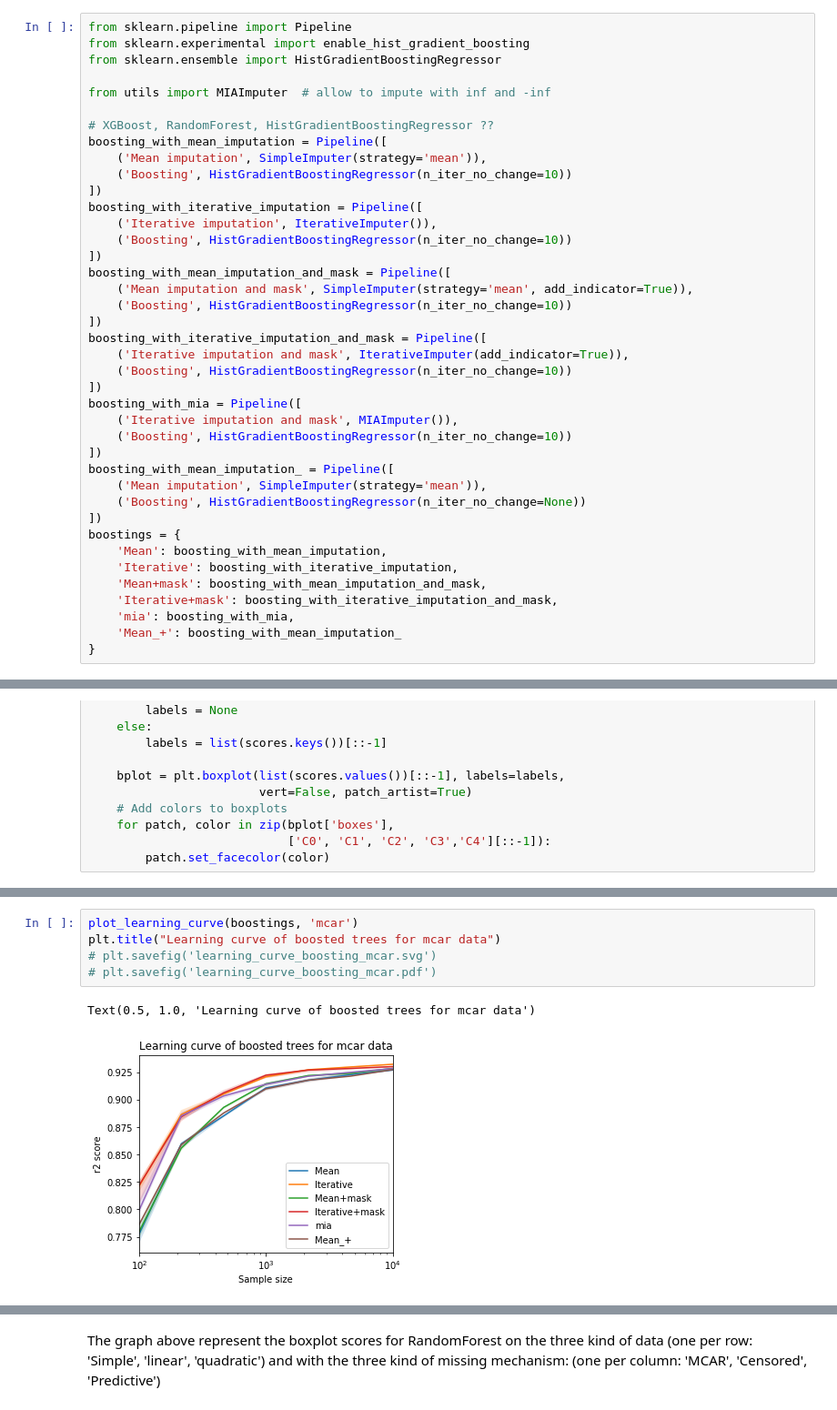
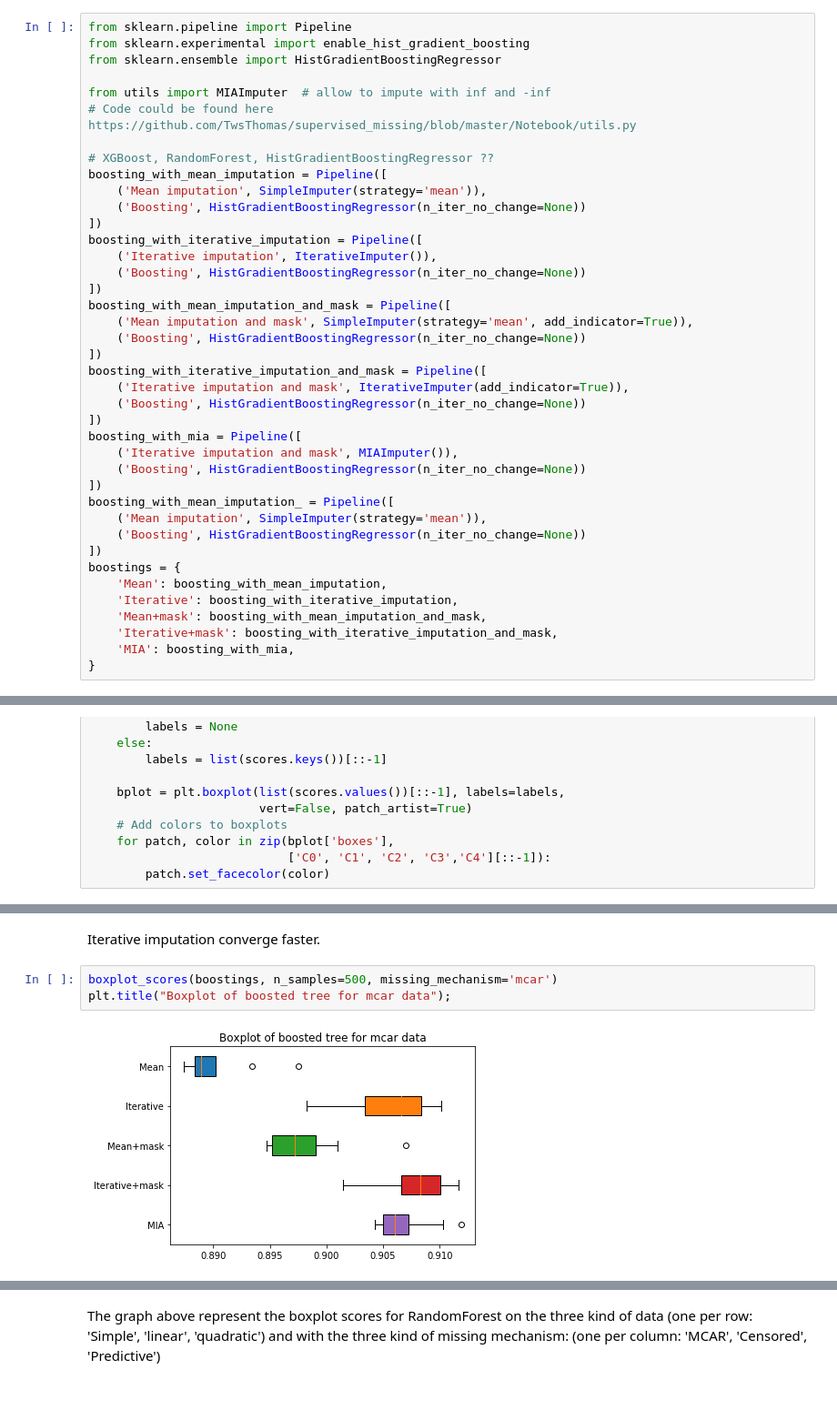
Before and after one commit to TwsThomas/supervised_missing, a Jupyter notebook: Notebook/Tom toy regression.ipynb, the cells around one changed output, grey strips where cells are left out. Shown: that part at 91% size. Saved outputs shown, nothing was run; the diff lists cells and outputs as text.

Commit message:
run notebook

```diff
--- a/Notebook/Tom toy regression.ipynb
+++ b/Notebook/Tom toy regression.ipynb
@@ -130,27 +125,28 @@ from sklearn.experimental import enable_hist_gradient_boosting
 from sklearn.ensemble import HistGradientBoostingRegressor
 
 from utils import MIAImputer  # allow to impute with inf and -inf
+# Code could be found here https://github.com/TwsThomas/supervised_missing/blob/master/Notebook/utils.py
 
 # XGBoost, RandomForest, HistGradientBoostingRegressor ??
 boosting_with_mean_imputation = Pipeline([
     ('Mean imputation', SimpleImputer(strategy='mean')),
-    ('Boosting', HistGradientBoostingRegressor(n_iter_no_change=10))
+    ('Boosting', HistGradientBoostingRegressor(n_iter_no_change=None))
 ])
 boosting_with_iterative_imputation = Pipeline([
     ('Iterative imputation', IterativeImputer()),
-    ('Boosting', HistGradientBoostingRegressor(n_iter_no_change=10))
+    ('Boosting', HistGradientBoostingRegressor(n_iter_no_change=None))
 ])
 boosting_with_mean_imputation_and_mask = Pipeline([
     ('Mean imputation and mask', SimpleImputer(strategy='mean', add_indicator=True)),
-    ('Boosting', HistGradientBoostingRegressor(n_iter_no_change=10))
+    ('Boosting', HistGradientBoostingRegressor(n_iter_no_change=None))
 ])
 boosting_with_iterative_imputation_and_mask = Pipeline([
     ('Iterative imputation and mask', IterativeImputer(add_indicator=True)),
-    ('Boosting', HistGradientBoostingRegressor(n_iter_no_change=10))
+    ('Boosting', HistGradientBoostingRegressor(n_iter_no_change=None))
 ])
 boosting_with_mia = Pipeline([
     ('Iterative imputation and mask', MIAImputer()),
-    ('Boosting', HistGradientBoostingRegressor(n_iter_no_change=10))
+    ('Boosting', HistGradientBoostingRegressor(n_iter_no_change=None))
 ])
 boosting_with_mean_imputation_ = Pipeline([
     ('Mean imputation', SimpleImputer(strategy='mean')),
@@ -161,8 +157,7 @@ boostings = {
     'Iterative': boosting_with_iterative_imputation,
     'Mean+mask': boosting_with_mean_imputation_and_mask,
     'Iterative+mask': boosting_with_iterative_imputation_and_mask,
-    'mia': boosting_with_mia,
-    'Mean_+': boosting_with_mean_imputation_
+    'MIA': boosting_with_mia,
 }
 # %% [raw]
 from sklearn.pipeline import Pipeline
@@ -280,8 +273,7 @@ Text(0.5, 1.0, 'Learning curve of boosted trees for mcar data')
+# %% [markdown]
+Iterative imputation converge faster.
 # %%
-plot_learning_curve(boostings, 'mcar')
-plt.title("Learning curve of boosted trees for mcar data")
-# plt.savefig('learning_curve_boosting_mcar.svg')
-# plt.savefig('learning_curve_boosting_mcar.pdf')
+boxplot_scores(boostings, n_samples=500, missing_mechanism='mcar')
+plt.title("Boxplot of boosted tree for mcar data");
 # %% [output]
-Text(0.5, 1.0, 'Learning curve of boosted trees for mcar data')
-[figure, old version]
+[figure, new version]
```
Also changed, not shown: parts of 13 cells of this notebook.
